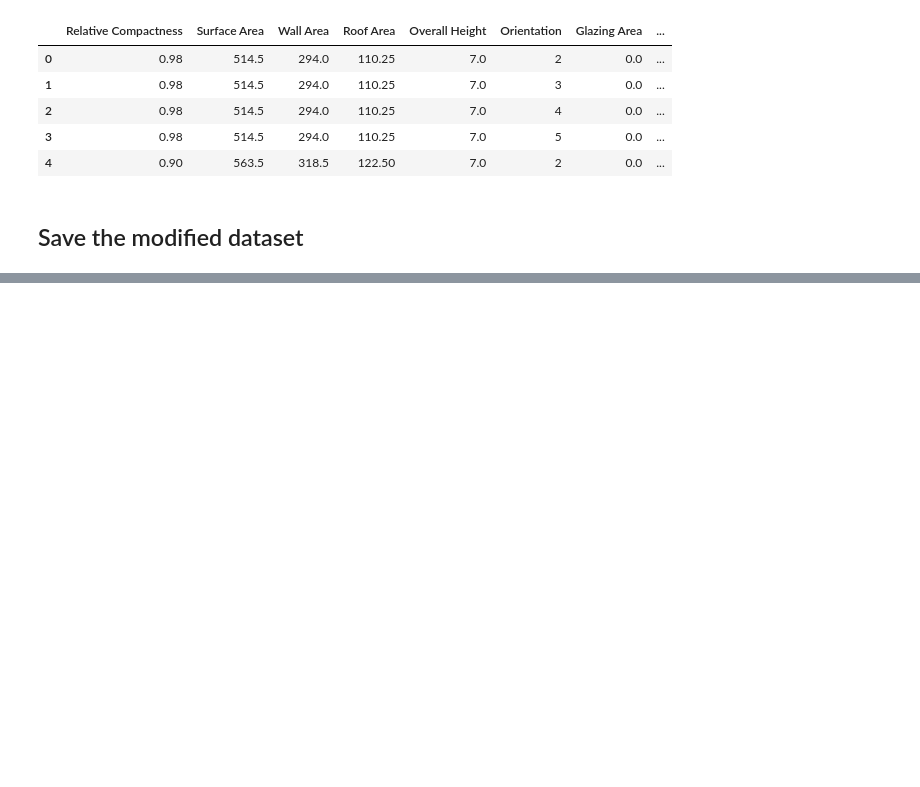
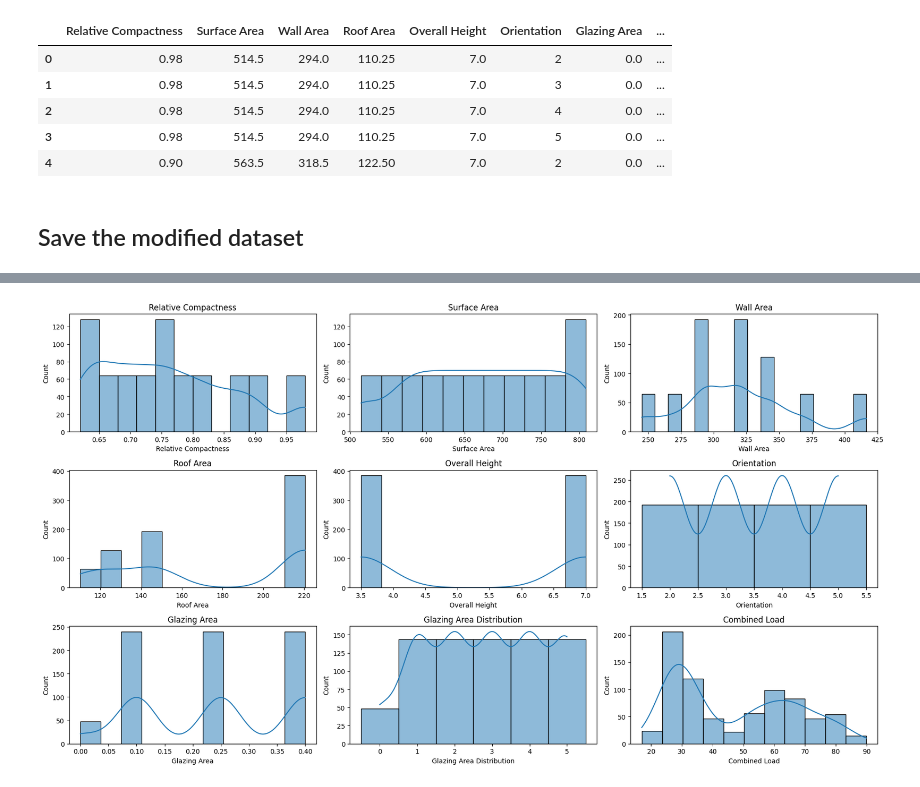
Before and after one commit to fattahzulikram/WQF7009-AA, a Jupyter notebook: data_analysis.ipynb, the cells around one changed output, grey strips where cells are left out. Saved outputs shown, nothing was run; the diff lists cells and outputs as text; code cells hidden in the pictures; blank space fills up the shorter version.

```diff
--- a/data_analysis.ipynb
+++ b/data_analysis.ipynb
@@ -172,0 +207,13 @@ df.to_csv(os.path.join(DATA_DIR, 'clean_data.csv'), index=False)
+# %%
+fig, axs = plt.subplots(3,3, figsize=(18, 10))
+plot_idx = 0
+for column in df.columns:
+    ax = axs[plot_idx // 3, plot_idx % 3]
+    sns.histplot(data=df[column], fill=True, ax=ax, kde=True)
+    ax.set_title(column)
+    plot_idx += 1
+
+plt.tight_layout()
+plt.show()
+# %% [output]
+[figure, added]
```
Also changed, not shown: parts of 2 cells of this notebook, 2 other files.
